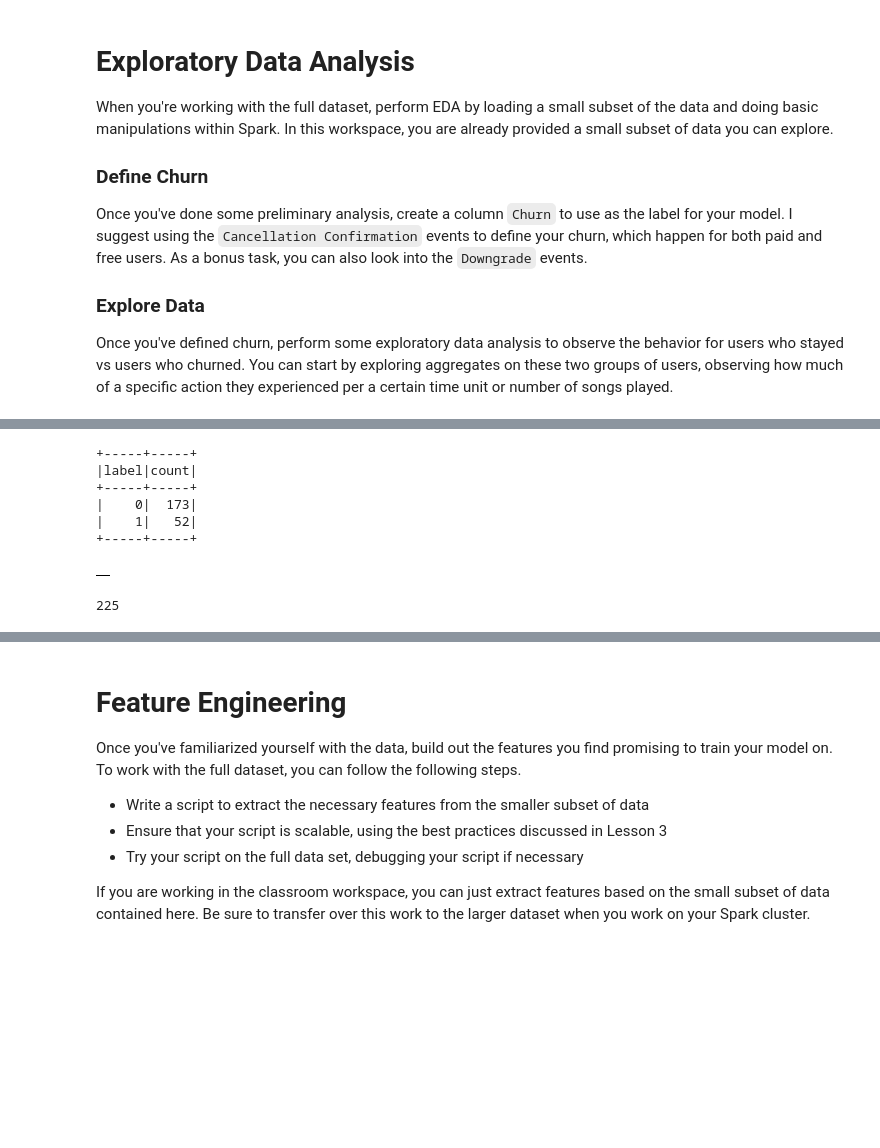
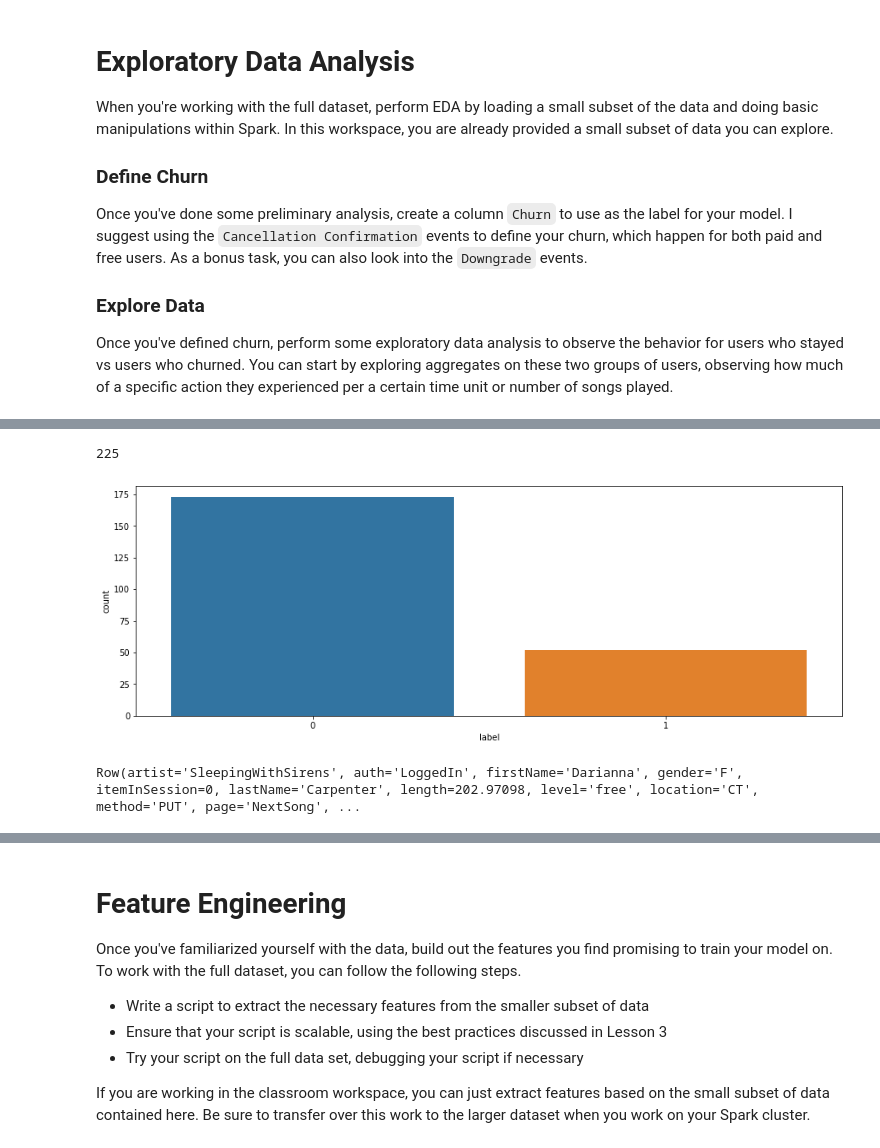
Before and after one commit to ds-praveenkumar/sparkify, a Jupyter notebook: Sparkify.ipynb, the cells around one changed output, grey strips where cells are left out. Saved outputs shown, nothing was run; the diff lists cells and outputs as text; code cells hidden in the pictures; blank space fills up the shorter version.

Commit message:
added plotting function

```diff
--- a/Sparkify.ipynb
+++ b/Sparkify.ipynb
@@ -186,6 +178,15 @@ Once you've done some preliminary analysis, create a column `Churn` to use as th
 
 ### Explore Data
 Once you've defined churn, perform some exploratory data analysis to observe the behavior for users who stayed vs users who churned. You can start by exploring aggregates on these two groups of users, observing how much of a specific action they experienced per a certain time unit or number of songs played.
+# %%
+def bar_plot(df,col1,col2,hue=None):
+    """
+        plots using the data
+        ARGS:
+            - df: Pandas Dataframe
+    """
+    plt.figure(figsize=(15,5))
+    sns.barplot(data=df,x=col1,y=col2,hue=hue)
 # %%
 def distinct_attributes(df,col_name):
     """
@@ -260,21 +279,20 @@ show_df(df)
-# %%
-# create dataframe for plotting count of different labels of all the users
-label_df = convert_to_pandas_df(df.dropDuplicates(['userId']).groupby(['label']).count().show())
-label_df.head()
-# %% [output]
-+-----+-----+
-|label|count|
-+-----+-----+
-|    0|  173|
-|    1|   52|
-+-----+-----+
-|  |
 # %%
 # Number of users in Dataset
 df.select('userId').dropDuplicates().count()
 # %% [output]
 225
-# %%
-df = df.dropna()
+# %%
+# create dataframe for plotting count of different labels of all the users
+label_df = df.dropDuplicates(['userId']).groupby(['label']).count()
+label_df = label_df.toPandas()
+# %%
+# the data set is highly oi
+bar_plot(label_df,'label','count')
+# %% [output]
+[figure, added]
+# %%
+df.head()
+# %% [output]
+Row(artist='SleepingWithSirens', auth='LoggedIn', firstName='Darianna', gender='F', itemInSession=0, lastName='Carpenter', length=202.97098, level='free', location='CT', method='PUT', page='NextSong', ...
 # %%
 # types of user churn by gender
```
Also changed, not shown: parts of 18 cells of this notebook.
